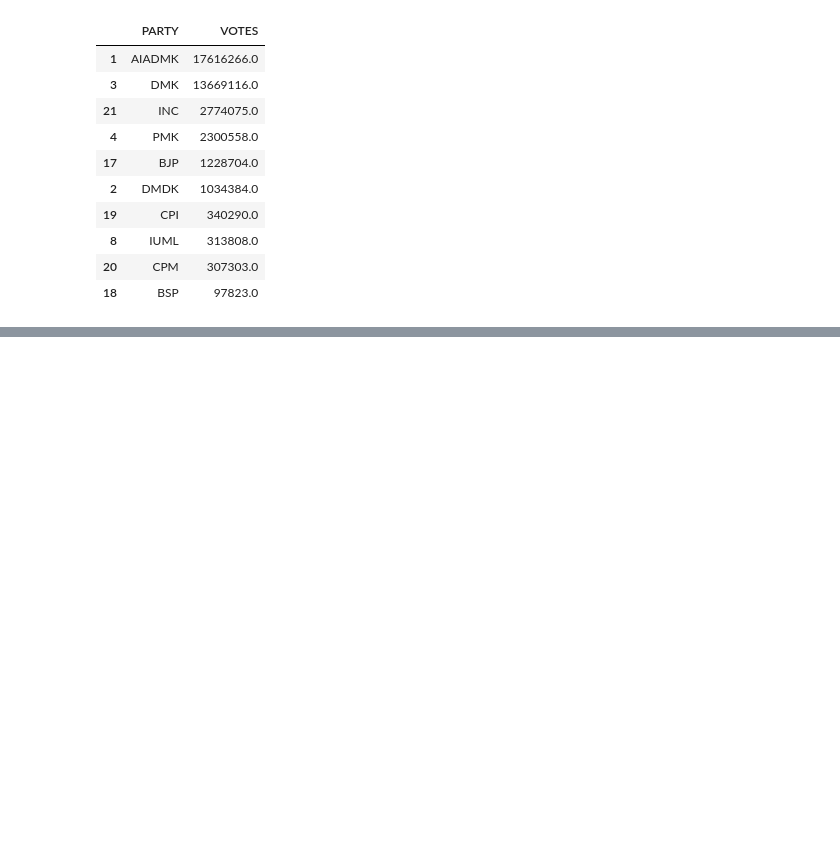
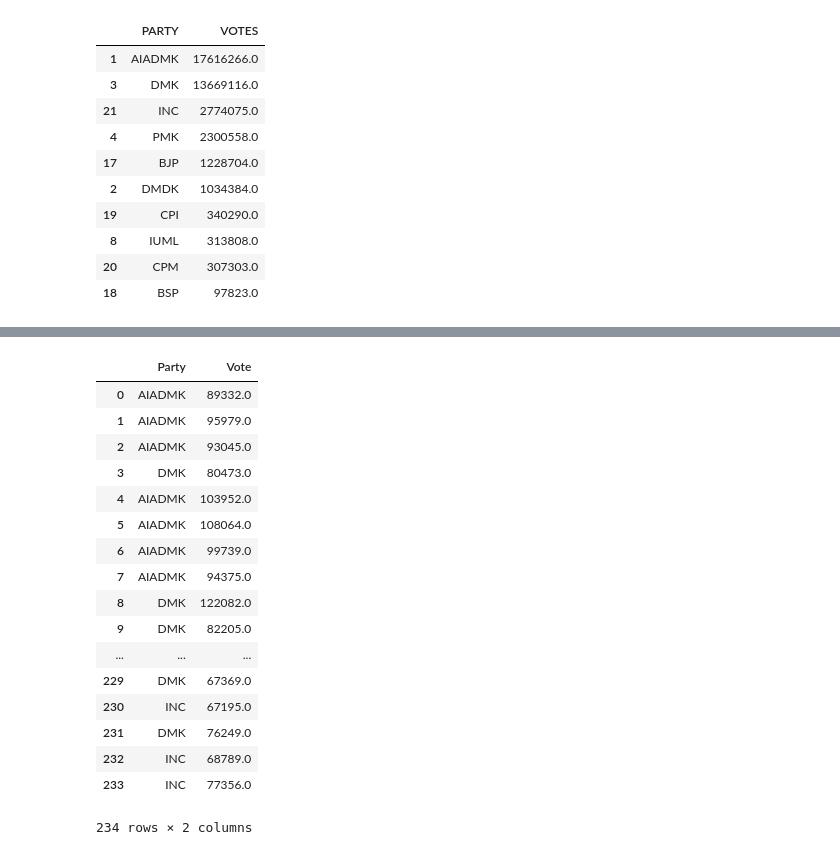
Before and after one commit to sathishsivam/Java_conventional, a Jupyter notebook: tnelectionalliences.ipynb, the cells around one changed output, grey strips where cells are left out. Saved outputs shown, nothing was run; the diff lists cells and outputs as text; code cells hidden in the pictures; blank space fills up the shorter version.

```diff
--- a/tnelectionalliences.ipynb
+++ b/tnelectionalliences.ipynb
@@ -137,0 +197,23 @@ top_ten.plot.bar(top_ten['PARTY'],title="TOP Ten Parties of Tamilnadu by Votes -
+# %%
+partyandvote_winner=constiwise_votes[['Party','Vote']]
+# %%
+partyandvote_winner
+# %% [output]
+|  | Party | Vote |
+| 0 | AIADMK | 89332.0 |
+| 1 | AIADMK | 95979.0 |
+| 2 | AIADMK | 93045.0 |
+| 3 | DMK | 80473.0 |
+| 4 | AIADMK | 103952.0 |
+| 5 | AIADMK | 108064.0 |
+| 6 | AIADMK | 99739.0 |
+| 7 | AIADMK | 94375.0 |
+| 8 | DMK | 122082.0 |
+| 9 | DMK | 82205.0 |
+| ... | ... | ... |
+| 229 | DMK | 67369.0 |
+| 230 | INC | 67195.0 |
+| 231 | DMK | 76249.0 |
+| 232 | INC | 68789.0 |
+| 233 | INC | 77356.0 |
+234 rows × 2 columns
```
Also changed, not shown: parts of 16 cells of this notebook.
